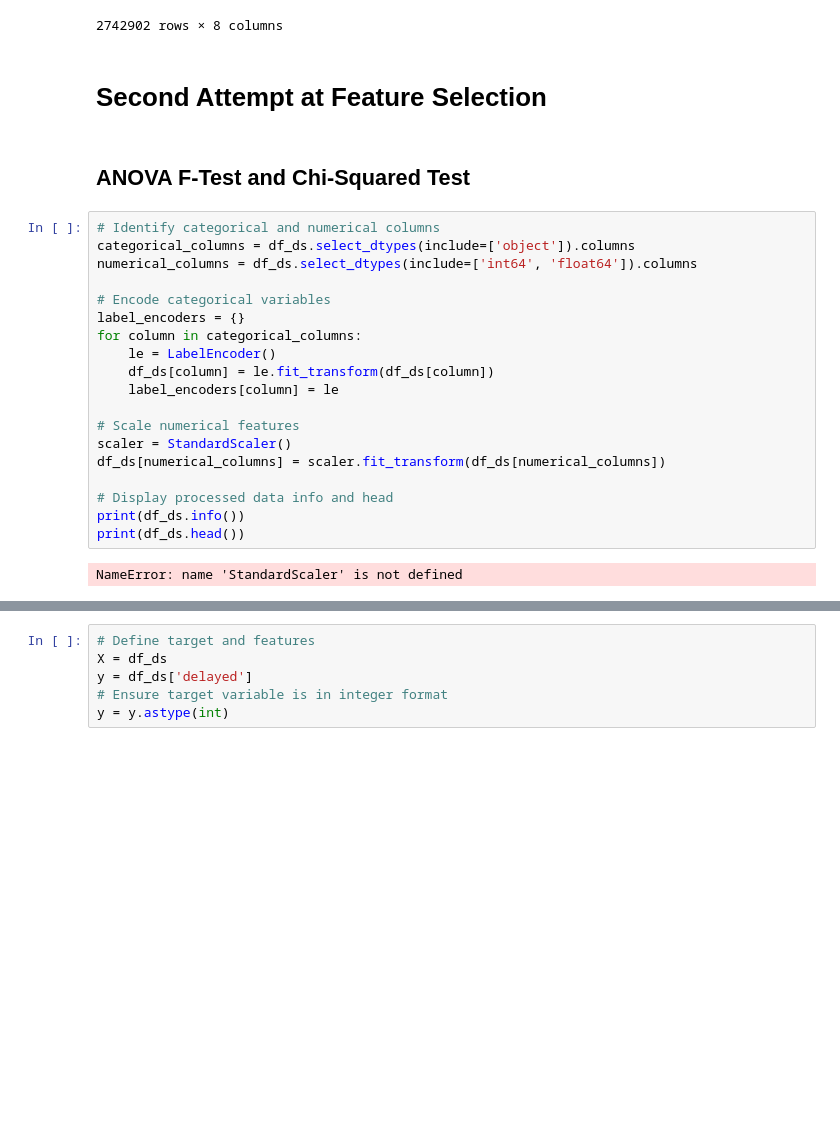
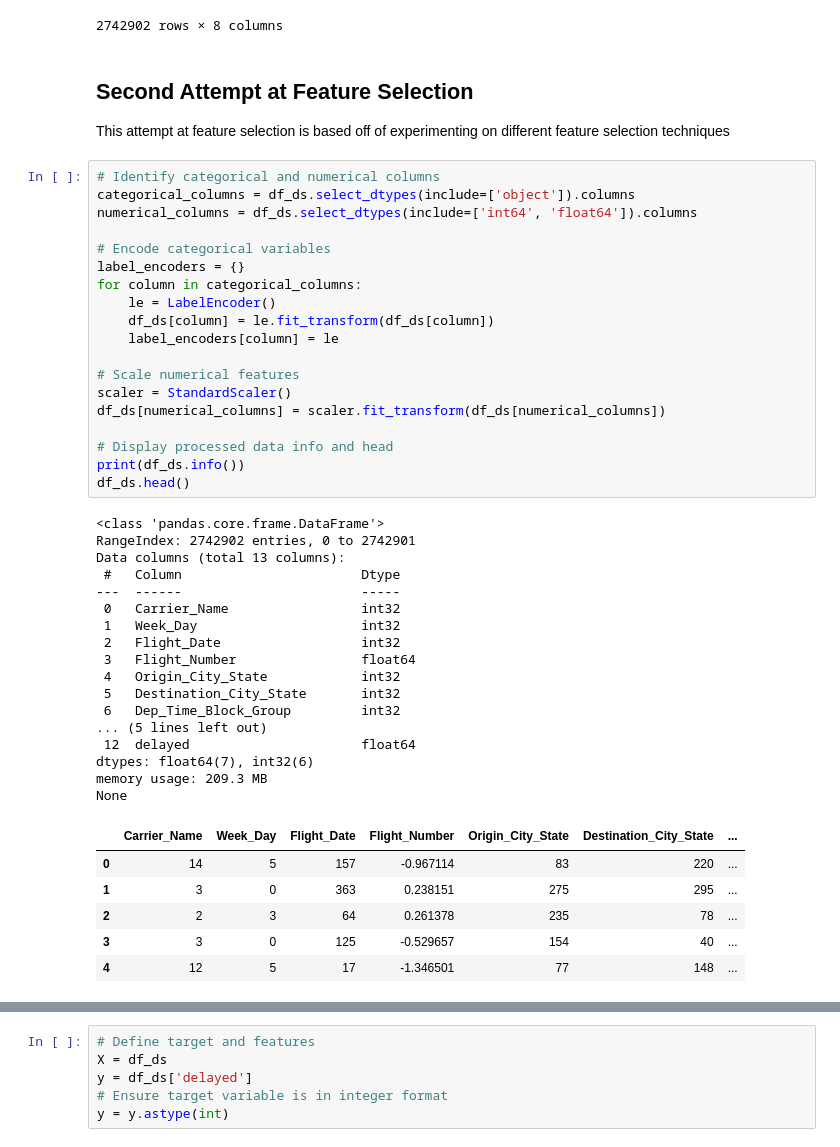
Before and after one commit to B-Treftz/Flight_Status_Predictor, a Jupyter notebook: 2_Feature_Selection/Feature_Select_Olivia.ipynb, the cells around one changed output, grey strips where cells are left out. Saved outputs shown, nothing was run; the diff lists cells and outputs as text; blank space fills up the shorter version.

```diff
--- a/2_Feature_Selection/Feature_Select_Olivia.ipynb
+++ b/2_Feature_Selection/Feature_Select_Olivia.ipynb
@@ -518,30 +570,52 @@ df_features
 | 2742901 | American Airlines Inc. | Early Afternoon | 1331 | 2106 | 5 | 2023 | ... |
 2742902 rows × 8 columns
 # %% [markdown]
-# Second Attempt at Feature Selection
+## Second Attempt at Feature Selection
+
+This attempt at feature selection is based off of experimenting on different feature selection techniques
-# %% [markdown]
-## ANOVA F-Test and Chi-Squared Test
 # %%
 # Identify categorical and numerical columns
 categorical_columns = df_ds.select_dtypes(include=['object']).columns
 numerical_columns = df_ds.select_dtypes(include=['int64', 'float64']).columns
 
 # Encode categorical variables
 label_encoders = {}
 for column in categorical_columns:
     le = LabelEncoder()
     df_ds[column] = le.fit_transform(df_ds[column])
     label_encoders[column] = le
 
 # Scale numerical features
 scaler = StandardScaler()
 df_ds[numerical_columns] = scaler.fit_transform(df_ds[numerical_columns])
 
 # Display processed data info and head
 print(df_ds.info())
-print(df_ds.head())
+df_ds.head()
 # %% [output]
-NameError: name 'StandardScaler' is not defined
+<class 'pandas.core.frame.DataFrame'>
+RangeIndex: 2742902 entries, 0 to 2742901
+Data columns (total 13 columns):
+ #   Column                       Dtype
+---  ------                       -----
+ 0   Carrier_Name                 int32
+ 1   Week_Day                     int32
+ 2   Flight_Date                  int32
+ 3   Flight_Number                float64
+ 4   Origin_City_State            int32
+ 5   Destination_City_State       int32
+ 6   Dep_Time_Block_Group         int32
+... (5 lines left out)
+ 12  delayed                      float64
+dtypes: float64(7), int32(6)
+memory usage: 209.3 MB
+None
+|  | Carrier_Name | Week_Day | Flight_Date | Flight_Number | Origin_City_State | Destination_City_State | ... |
+| 0 | 14 | 5 | 157 | -0.967114 | 83 | 220 | ... |
+| 1 | 3 | 0 | 363 | 0.238151 | 275 | 295 | ... |
+| 2 | 2 | 3 | 64 | 0.261378 | 235 | 78 | ... |
+| 3 | 3 | 0 | 125 | -0.529657 | 154 | 40 | ... |
+| 4 | 12 | 5 | 17 | -1.346501 | 77 | 148 | ... |
 # %%
 # Calculate correlation matrix
 correlation_matrix = df_ds.corr()
```
Also changed, not shown: parts of 34 cells of this notebook, 4 other files.
